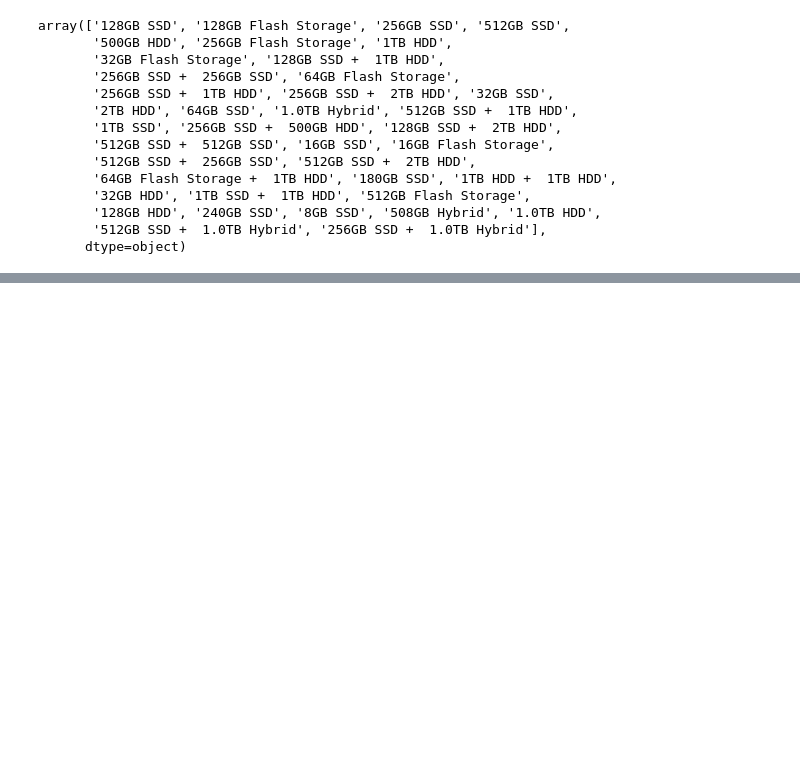
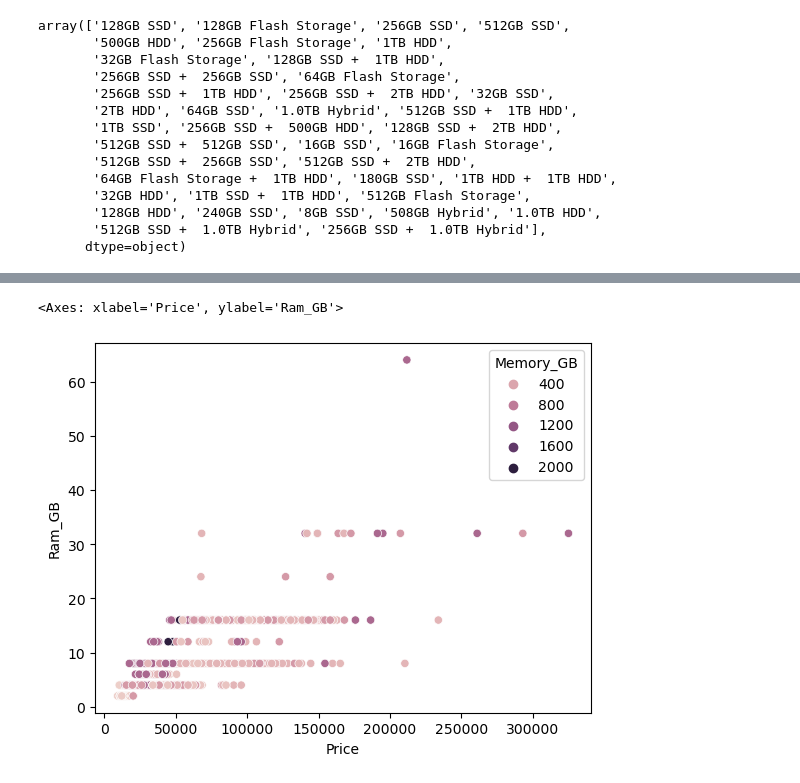
Before and after one commit to uservipin/laptop-price-prediction, a Jupyter notebook: laptop price prediction.ipynb, the cells around one changed output, grey strips where cells are left out. Cells and saved outputs as stored; diff of their text form; code cells hidden in the pictures; blank space fills up the shorter version.

```diff
--- a/laptop price prediction.ipynb
+++ b/laptop price prediction.ipynb
@@ -303,0 +433,9 @@ laptopData.corr()
+# %%
+# Bivarient analysis
+
+fig_size = (20,6)
+# fig, ax = plt.subplots(figure= fig_size)
+sns.scatterplot(data= laptopData,x = 'Price',y="Ram_GB",hue="Memory_GB",)
+# %% [output]
+<Axes: xlabel='Price', ylabel='Ram_GB'>
+[figure, added]
```
Also changed, not shown: parts of 35 cells of this notebook.
